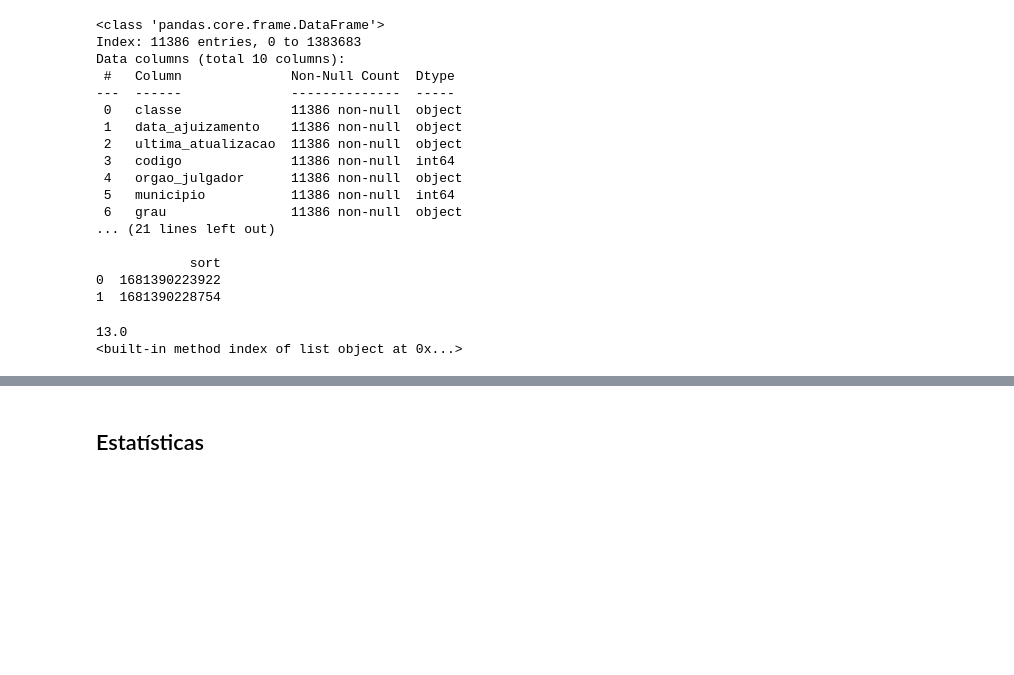
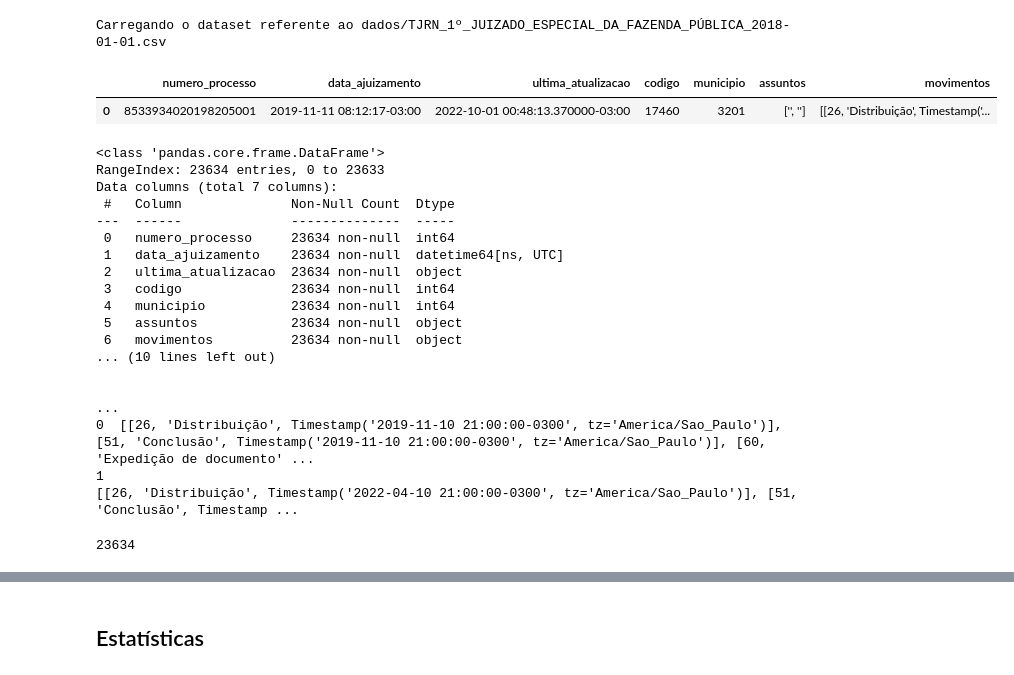
Before and after one commit to jeffersonduartebr/tcc_cesar, a Jupyter notebook: calcular_datas.ipynb, the cells around one changed output, grey strips where cells are left out. Cells and saved outputs as stored; diff of their text form; code cells hidden in the pictures; blank space fills up the shorter version.

```diff
--- a/calcular_datas.ipynb
+++ b/calcular_datas.ipynb
@@ -36,36 +17,56 @@ df_4jefp.head(5)
+# %%
+if os.path.isfile('dados/TJRN_4º_JUIZADO_ESPECIAL_DA_FAZENDA_PÚBLICA_2018-01-01.csv'):
+    df_tjrn = pd.read_csv('dados/TJRN_4º_JUIZADO_ESPECIAL_DA_FAZENDA_PÚBLICA_2018-01-01.csv', header='infer', sep=';', compression='zip')
+else:
+    df_tjrn = pd.read_csv(glob.glob("dados/TJRN*.csv")[0], header='infer', sep=';', compression='zip')
+    print(f'Carregando o dataset referente ao {glob.glob("dados/TJRN*.csv")[0]}')
+# %% [output]
+Carregando o dataset referente ao dados/TJRN_1º_JUIZADO_ESPECIAL_DA_FAZENDA_PÚBLICA_2018-01-01.csv
+# %%
+df_tjrn.drop_duplicates(inplace=True)
+if 'sort' in df_tjrn.columns:
+    df_tjrn.drop(columns=['sort'], inplace=True)
+if 'classe' in df_tjrn.columns:
+    df_tjrn.drop(columns=['classe'], inplace=True)
+if 'grau' in df_tjrn.columns:
+    df_tjrn.drop(columns=['grau'], inplace=True)
+if 'orgao_julgador' in df_tjrn.columns:
+    df_tjrn.drop(columns=['orgao_julgador'], inplace=True)
+
+if df_tjrn['assuntos'].isna().sum() > (0.8 * len(df_tjrn['assuntos'])):
+    df_tjrn.drop(columns=['assuntos'], inplace=True)
+# %%
+df_tjrn.head(1)
+# %% [output]
+|  | numero_processo | data_ajuizamento | ultima_atualizacao | codigo | municipio | assuntos | movimentos |
+| 0 | 8533934020198205001 | 2019-11-11 08:12:17-03:00 | 2022-10-01 00:48:13.370000-03:00 | 17460 | 3201 | ['', ''] | [[26, 'Distribuição', Timestamp('... |
 # %%
-print(df_4jefp.info())
-df_4jefp['data_ajuizamento'] = pd.to_datetime(df_4jefp['data_ajuizamento']).dt.strftime('%Y-%m-%d')
-df_4jefp['ultima_atualizacao'] = pd.to_datetime(df_4jefp['ultima_atualizacao'], format='mixed').dt.strftime('%Y-%m-%d')
-print(df_4jefp.head(2))
+
+df_tjrn['data_ajuizamento'] = pd.to_datetime(df_tjrn['data_ajuizamento'], utc=True)
+print(df_tjrn.info())
+df_tjrn['data_ajuizamento'] = df_tjrn['data_ajuizamento'].dt.strftime('%Y-%m-%d')
+df_tjrn['ultima_atualizacao'] = pd.to_datetime(df_tjrn['ultima_atualizacao'], format='mixed').dt.strftime('%Y-%m-%d')
+print(df_tjrn.head(2))
 # %% [output]
 <class 'pandas.core.frame.DataFrame'>
-Index: 11386 entries, 0 to 1383683
-Data columns (total 10 columns):
+RangeIndex: 23634 entries, 0 to 23633
+Data columns (total 7 columns):
  #   Column              Non-Null Count  Dtype
 ---  ------              --------------  -----
- 0   classe              11386 non-null  object
- 1   data_ajuizamento    11386 non-null  object
- 2   ultima_atualizacao  11386 non-null  object
- 3   codigo              11386 non-null  int64
- 4   orgao_julgador      11386 non-null  object
- 5   municipio           11386 non-null  int64
- 6   grau                11386 non-null  object
-... (21 lines left out)
+ 0   numero_processo     23634 non-null  int64
+ 1   data_ajuizamento    23634 non-null  datetime64[ns, UTC]
+ 2   ultima_atualizacao  23634 non-null  object
+ 3   codigo              23634 non-null  int64
+ 4   municipio           23634 non-null  int64
+ 5   assuntos            23634 non-null  object
+ 6   movimentos          23634 non-null  object
+... (10 lines left out)
 
-            sort
-0  1681390223922
-1  1681390228754
+                                                                                                                                                                                                         ...
+0  [[26, 'Distribuição', Timestamp('2019-11-10 21:00:00-0300', tz='America/Sao_Paulo')], [51, 'Conclusão', Timestamp('2019-11-10 21:00:00-0300', tz='America/Sao_Paulo')], [60, 'Expedição de documento' ...
+1                                                                                      [[26, 'Distribuição', Timestamp('2022-04-10 21:00:00-0300', tz='America/Sao_Paulo')], [51, 'Conclusão', Timestamp ...
-# %%
-for movimento in df_4jefp['movimentos']:
-    #print(movimento)
-    if (len(list(df_4jefp['movimentos'][10].split(','))) / 4) < 5:
-        print(movimento)
-
-print(len(list(df_4jefp['movimentos'][10].split(','))) / 4)
-print(df_4jefp['movimentos'][10].split(',').index)
-# %% [output]
-13.0
-<built-in method index of list object at 0x...>
 # %%
-movimentacoes = list(df_4jefp.movimentos.values)
+movimentacoes = list(df_tjrn.movimentos.values)
+print(len(movimentacoes))
+# %% [output]
+23634
```
Also changed, not shown: parts of 21 cells of this notebook.
